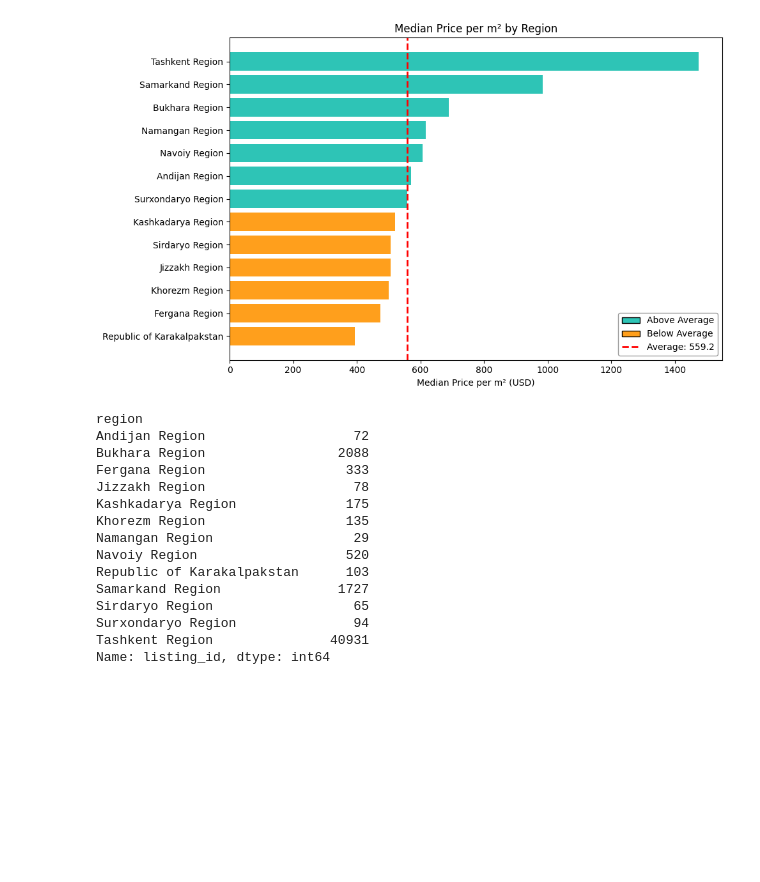
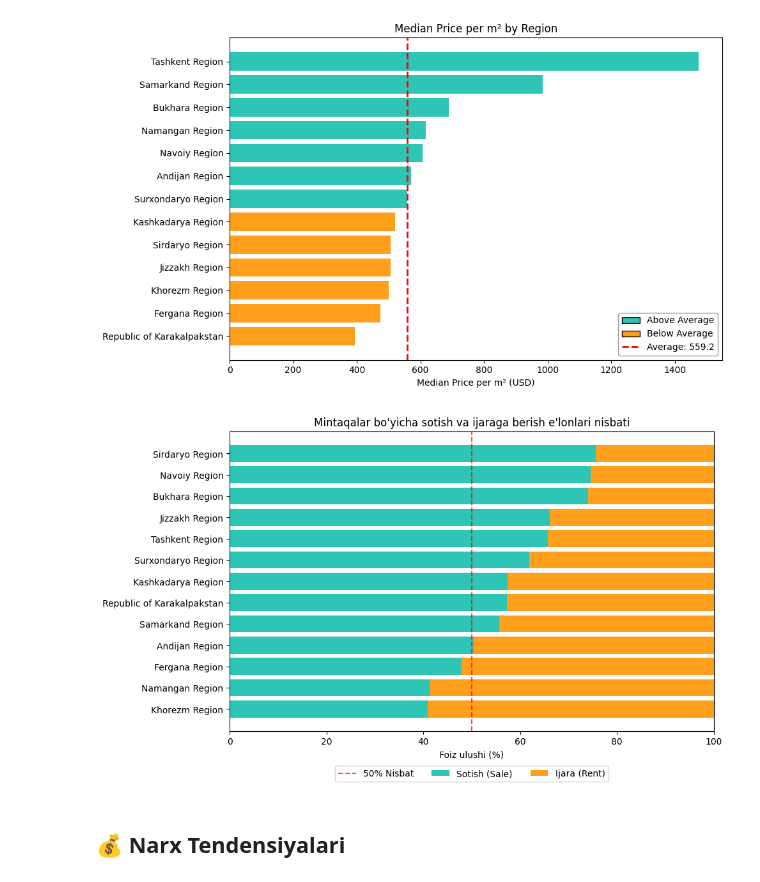
Before and after one commit to Javoh20111/Tashkent-apartment-analysis, a Jupyter notebook: notebooks/2_data_analysis.ipynb, the cells around one changed output. Drawn from its saved outputs; the diff is of its cells as text; code cells hidden in the pictures; blank space fills up the shorter version.

Commit message:
Chart yaratildi. Mintaqalar bo'yicha sotish va ijaraga berish e'lonlari nisbati qanday?

```diff
--- a/notebooks/2_data_analysis.ipynb
+++ b/notebooks/2_data_analysis.ipynb
@@ -199,20 +201,27 @@ plt.show()
 [figure]
 # %%
 # Mintaqalar bo'yicha sotish va ijaraga berish e'lonlari nisbati qanday?
-sale_df.groupby("region")["listing_id"].count()
+
+sales_percentage = round((sale_df.groupby("region")["listing_id"].count() / df.groupby("region")["listing_id"].count()) * 100, 2)
+sales_percentage = sales_percentage.sort_values(ascending=True)
+
+rental_persentage = 100 - sales_percentage.values
+
+fig, ax = plt.subplots(figsize = (10, 6))
+
+ax.barh(sales_percentage.index, sales_percentage.values, color='#2ec4b6', label='Sotish (Sale)')
+ax.barh(sales_percentage.index, rental_persentage, left = sales_percentage.values, color="#ff9f1c", label='Ijara (Rent)')
+
+ax.axvline(50, color='red', linestyle='--', alpha=0.7, label='50% Nisbat')
+
+ax.set_xlabel('Foiz ulushi (%)')
+ax.set_title('Mintaqalar bo\'yicha sotish va ijaraga berish e\'lonlari nisbati')
+ax.set_xlim(0, 100)
+ax.legend(loc='upper center', bbox_to_anchor=(0.5, -0.1), ncol=3)
+
+plt.tight_layout()
+plt.show()
 # %% [output]
-region
-Andijan Region                   72
-Bukhara Region                 2088
-Fergana Region                  333
-Jizzakh Region                   78
-Kashkadarya Region              175
-Khorezm Region                  135
-Namangan Region                  29
-Navoiy Region                   520
-Republic of Karakalpakstan      103
-Samarkand Region               1727
-Sirdaryo Region                  65
-Surxondaryo Region               94
-Tashkent Region               40931
-Name: listing_id, dtype: int64
+[figure, added]
+# %% [markdown]
+## 💰 Narx Tendensiyalari
```
Also changed, not shown: parts of 1 cell of this notebook.
